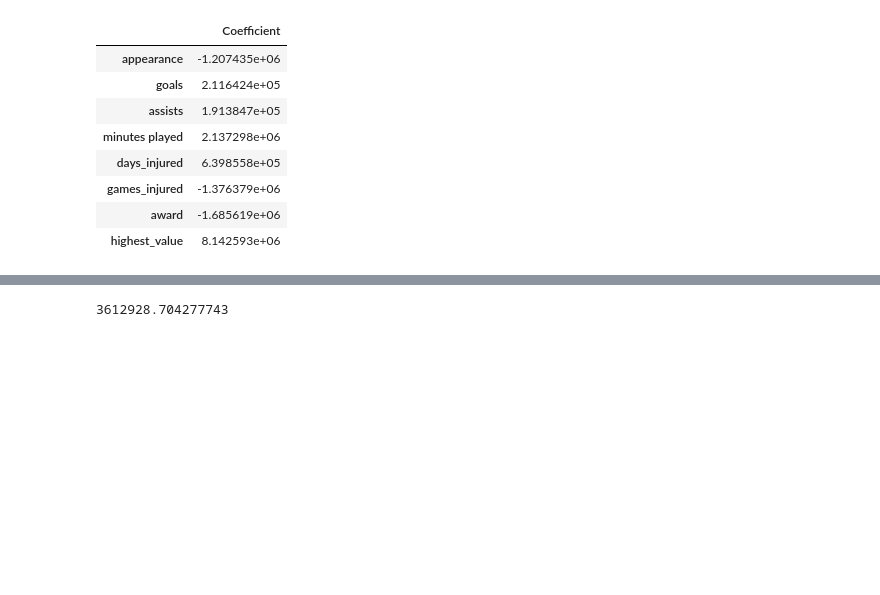
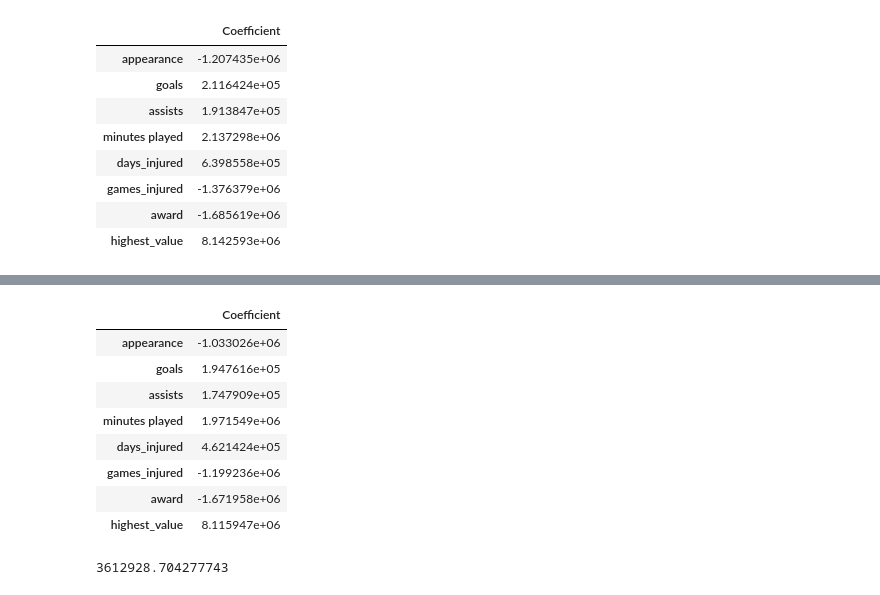
Before and after one commit to Tuwaiq-DS-ML-bootcamp-V-6/Use-case-7, a Jupyter notebook: EDA explain template.ipynb, the cells around one changed output, grey strips where cells are left out. Drawn from its saved outputs; the diff is of its cells as text; code cells hidden in the pictures; blank space fills up the shorter version.

```diff
--- a/EDA explain template.ipynb
+++ b/EDA explain template.ipynb
@@ -344,0 +294,2 @@ model = LinearRegression()
+# %%
+lasso_model = Lasso(alpha = 8000)
@@ -349,0 +320,2 @@ LinearRegression()
+# %%
+lasso_model.fit(X_train_scaled, y_train)
@@ -366,3 +389,16 @@ coeff_df
+# %%
+coeff_df = pd.DataFrame(lasso_model.coef_,X.columns,columns=['Coefficient'])
+coeff_df
+# %% [output]
+|  | Coefficient |
+| appearance | -1.033026e+06 |
+| goals | 1.947616e+05 |
+| assists | 1.747909e+05 |
+| minutes played | 1.971549e+06 |
+| days_injured | 4.621424e+05 |
+| games_injured | -1.199236e+06 |
+| award | -1.671958e+06 |
+| highest_value | 8.115947e+06 |
 # %%
 print(model.intercept_)
 # %% [output]
```
Also changed, not shown: parts of 16 cells of this notebook.
